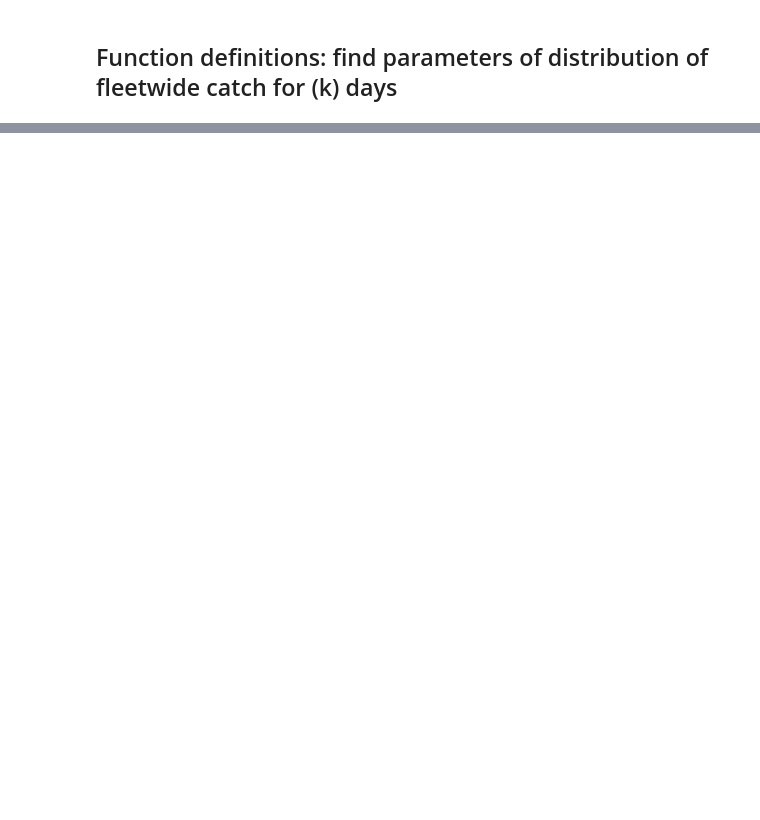
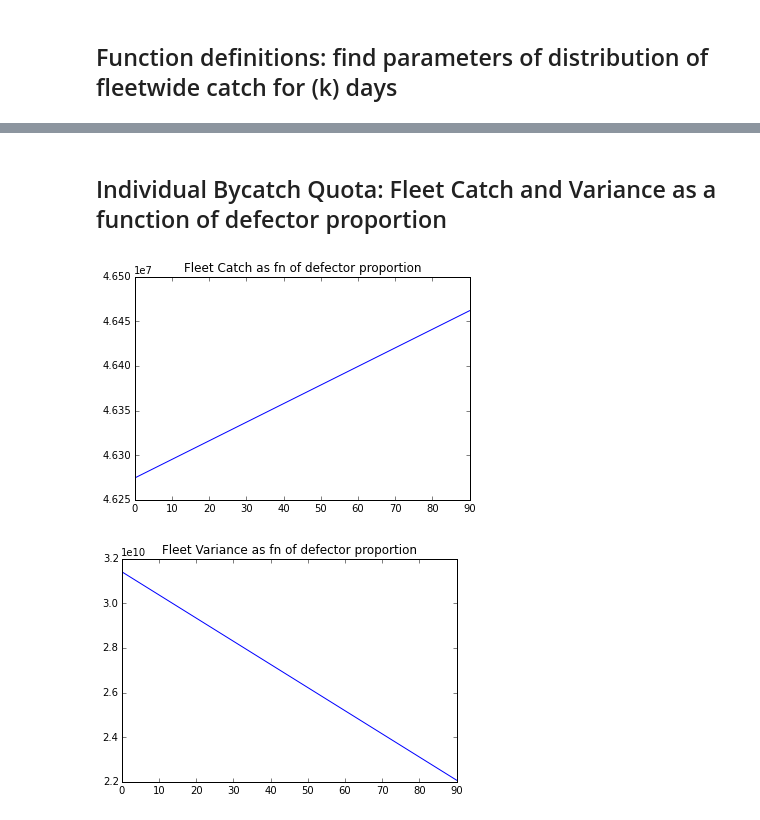
Before and after one commit to angelamzhou/Stochastic-Bycatch-Model, a Jupyter notebook: fisheries.ipynb, the cells around one changed output, grey strips where cells are left out. Cells and saved outputs as stored; diff of their text form; code cells hidden in the pictures; blank space fills up the shorter version.

```diff
--- a/fisheries.ipynb
+++ b/fisheries.ipynb
@@ -15,34 +17,3 @@ import matplotlib as plt
 import numpy as np
 from scipy import log
 import operator
-# %%
-# Initialize parameters
-
-# parameters for both models
-# Q = 45800000
-# n = 100
-Q = 400000
-n = 15
-# moment-match from Evelyn's manuscript, exp[F_t,i] = 22000
-mu = 10
-sig = 0.3
-
-print find_expected(mu,sig*sig)
-print find_variance(mu,sig*sig)
-# first initialize them to have all the same mean, variance
-# Keep in mind this parameterization is for the normal distribution describing log returns.
-# mean of returns = 22000 = e^(4+(1.5^2)/2) = 168
-# variance of returns: e^()
-
-fisher_mu_T = np.empty(n)
-fisher_sigma_T = np.empty(n)
-fisher_mu_T.fill(mu)
-fisher_sigma_T.fill(sig)
-
-fisher_mu_B = np.empty(n)
-fisher_sigma_B = np.empty(n)
-fisher_mu_B.fill(mu)
-fisher_sigma_B.fill(sig)
-
-IBQ = np.empty(n)
-IBQ.fill(Q / n)
@@ -74,0 +186,3 @@ mu_B = find_mu_B(sigmasqd_B,1)
+# %%
+def integrand(q):
+    return norm.cdf(-1 * ((Q - q) - mu_B)/ np.sqrt(sigmasqd_B) ) * ( 1 / ( np.sqrt((k-1) * sigmasqd_B)*np.sqrt(2*np.pi)) ) * np.exp(-1* pow((q - (k-1)*mu_B),2)/(2*(k-1)*sigmasqd_B))
@@ -74,0 +340,13 @@ mu_B = find_mu_B(sigmasqd_B,1)
+# %% [markdown]
+## Individual Bycatch Quota: Fleet Catch and Variance as a function of defector proportion
+# %%
+plt.plot(range_prop,fleet_catch)
+plt.title('Fleet Catch as fn of defector proportion')
+plt.show()
+
+plt.plot(range_prop, fleet_var)
+plt.title('Fleet Variance as fn of defector proportion')
+plt.show()
+# %% [output]
+[figure, added]
+[figure, added]
```
Also changed, not shown: parts of 19 cells of this notebook.
